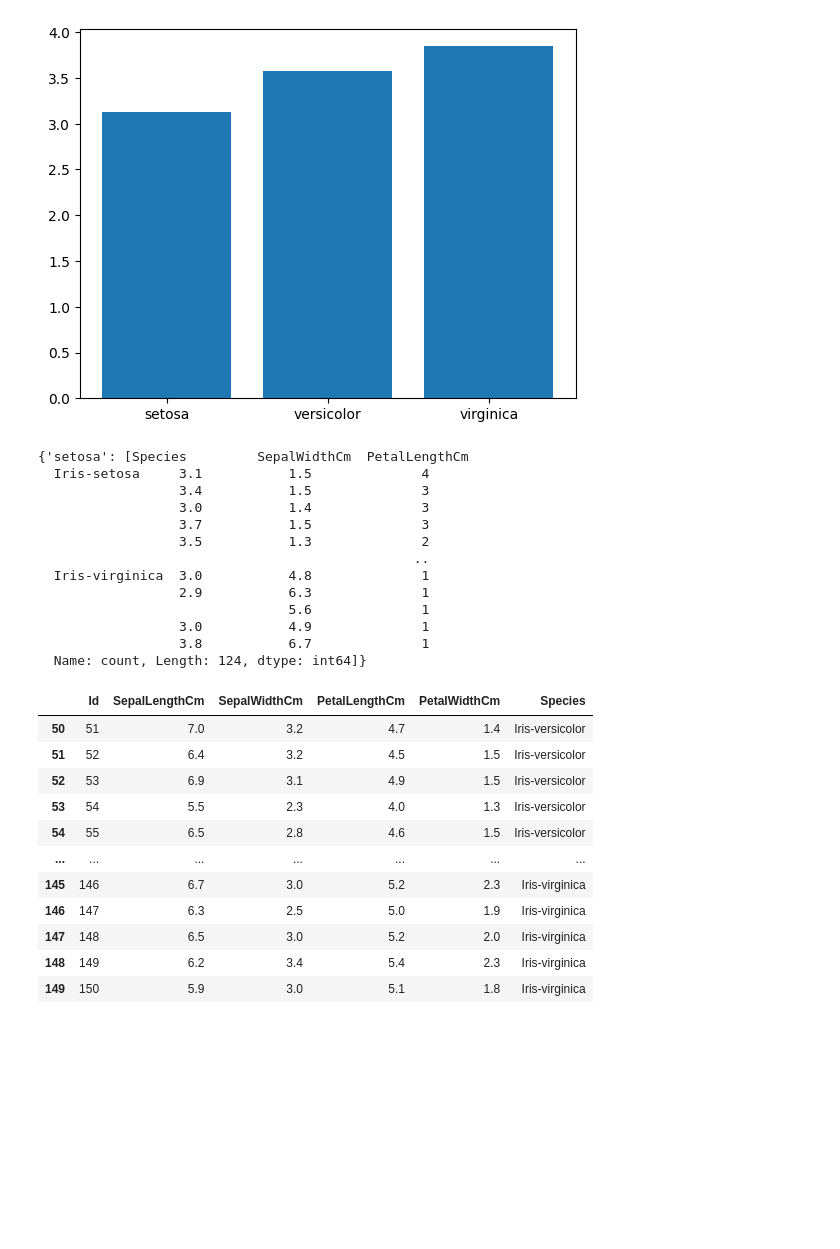
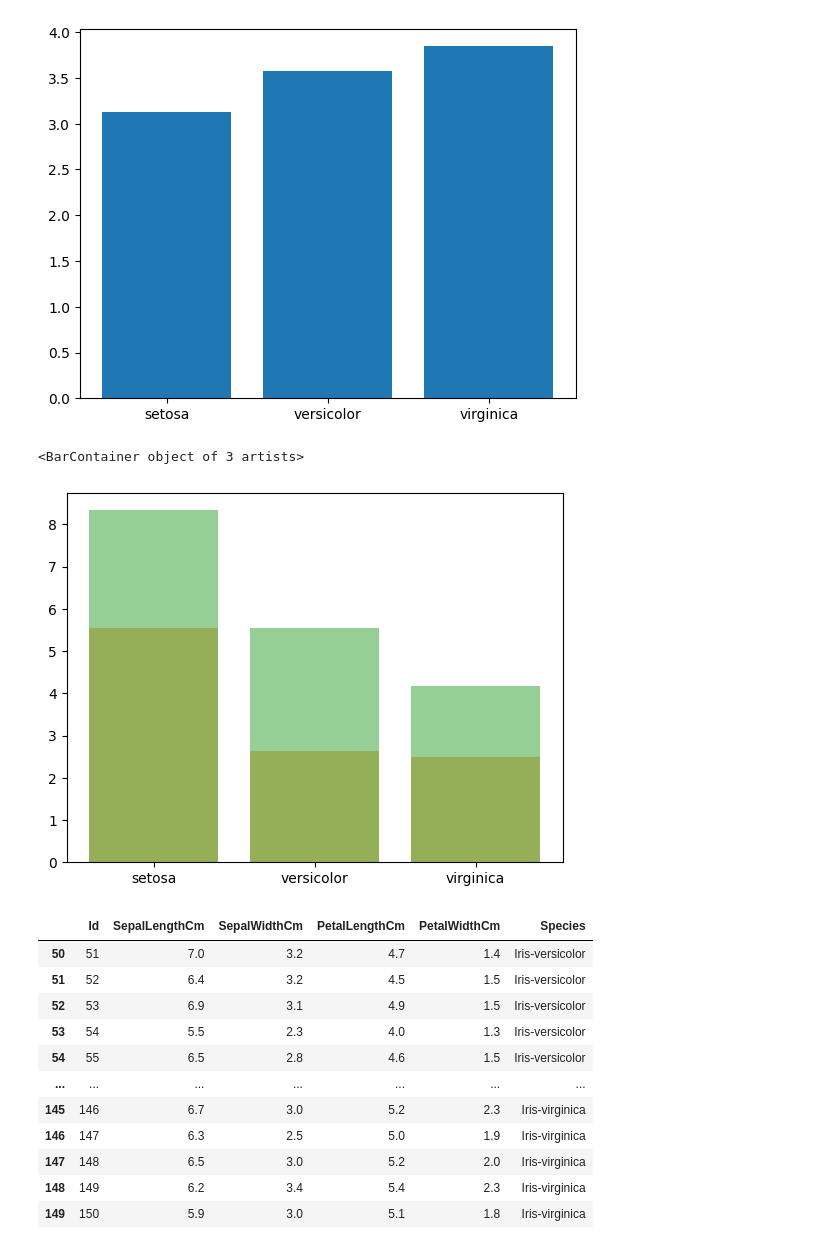
Before and after one commit to Dime98/smartdata-internship, a Jupyter notebook: task4/task4.ipynb, the cells around one changed output. Saved outputs shown, nothing was run; the diff lists cells and outputs as text; code cells hidden in the pictures; blank space fills up the shorter version.

```diff
--- a/task4/task4.ipynb
+++ b/task4/task4.ipynb
@@ -185,31 +185,28 @@ ax.bar(dict.keys(),dict.values())
 # %%
 # 14. Compare Petal Length and Petal Width of each spice using a graph (plot the values
 # with individual color for each color, where x axis is "Petal.Length" and y axis is
 # "Petal.Width").
 dict2 = {}
-dict2["setosa"] = [grouped_species[["SepalWidthCm","PetalLengthCm"]].value_counts()]
-dict2
+setosa_petal_len   = grouped_species["PetalLengthCm"].value_counts().loc["Iris-setosa"].mean()
+setosa_petal_width = grouped_species["PetalWidthCm"].value_counts().loc["Iris-setosa"].mean()
+
+versicolor_petal_len   = grouped_species["PetalLengthCm"].value_counts().loc["Iris-versicolor"].mean()
+versicolor_petal_width = grouped_species["PetalWidthCm"].value_counts().loc["Iris-versicolor"].mean()
+
+virginica_petal_len   = grouped_species["PetalLengthCm"].value_counts().loc["Iris-virginica"].mean()
+virginica_petal_width = grouped_species["PetalWidthCm"].value_counts().loc["Iris-virginica"].mean()
 
 
-# plt.xlabel("Petal.Length")
-# plt.ylabel("Petal.Width")
+species = ["setosa","versicolor","virginica",]
+petal_len = [setosa_petal_len, versicolor_petal_len, virginica_petal_len]
+petal_width = [setosa_petal_width, versicolor_petal_width, virginica_petal_width]
 
-# # plt.legend()
-# plt.show()
+plt.bar(species, 0)
+plt.bar(species, petal_len, alpha=.5)
+plt.bar(species, petal_width, alpha=.5)
 # %% [output]
-{'setosa': [Species         SepalWidthCm  PetalLengthCm
-  Iris-setosa     3.1           1.5              4
-                  3.4           1.5              3
-                  3.0           1.4              3
-                  3.7           1.5              3
-                  3.5           1.3              2
-                                                ..
-  Iris-virginica  3.0           4.8              1
-                  2.9           6.3              1
-                                5.6              1
-                  3.0           4.9              1
-                  3.8           6.7              1
-  Name: count, Length: 124, dtype: int64]}
+<BarContainer object of 3 artists>
+[figure, added]
 # %%
 # 15. Extract only enteties with Petal.Length greater than the average Petal.Length.
 df["PetalLengthCm"].describe()
```
Also changed, not shown: 6 other files.
